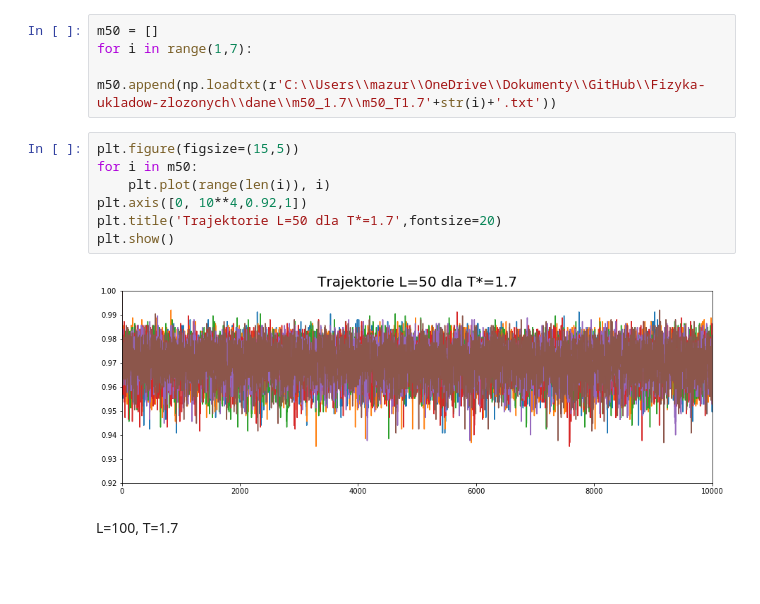
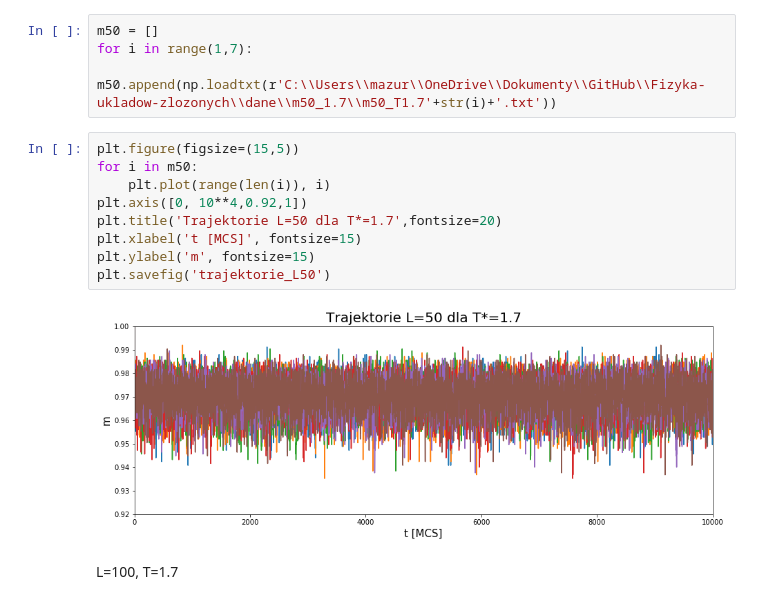
Before and after one commit to Swinkawkrawacie/Fizyka-ukladow-zlozonych, a Jupyter notebook: Generowanie_danych.ipynb, the cells around one changed output. Cells and saved outputs as stored; diff of their text form; blank space fills up the shorter version.

```diff
--- a/Generowanie_danych.ipynb
+++ b/Generowanie_danych.ipynb
@@ -201,12 +203,14 @@ for i in range(1,7):
 # %%
 plt.figure(figsize=(15,5))
 for i in m50:
     plt.plot(range(len(i)), i)
 plt.axis([0, 10**4,0.92,1])
 plt.title('Trajektorie L=50 dla T*=1.7',fontsize=20)
-plt.show()
+plt.xlabel('t [MCS]', fontsize=15)
+plt.ylabel('m', fontsize=15)
+plt.savefig('trajektorie_L50')
 # %% [output]
-[figure, old version]
+[figure, new version]
 # %% [markdown]
 L=100, T=1.7
 # %%
```
Also changed, not shown: parts of 62 cells of this notebook, 1 other file.
